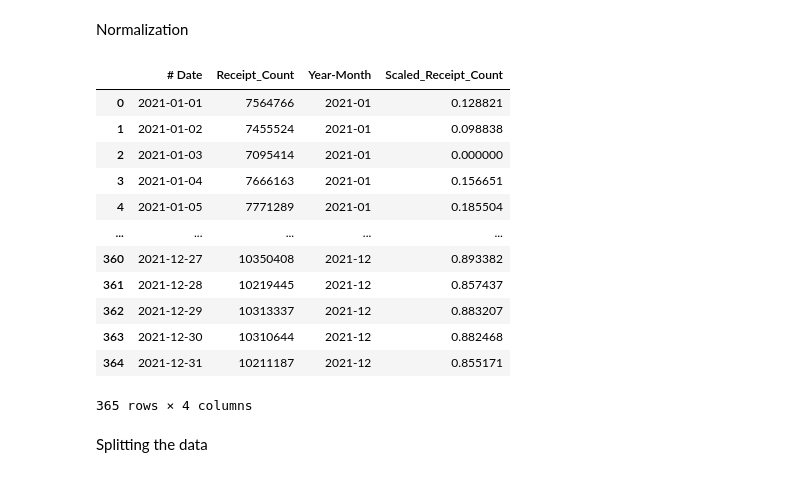
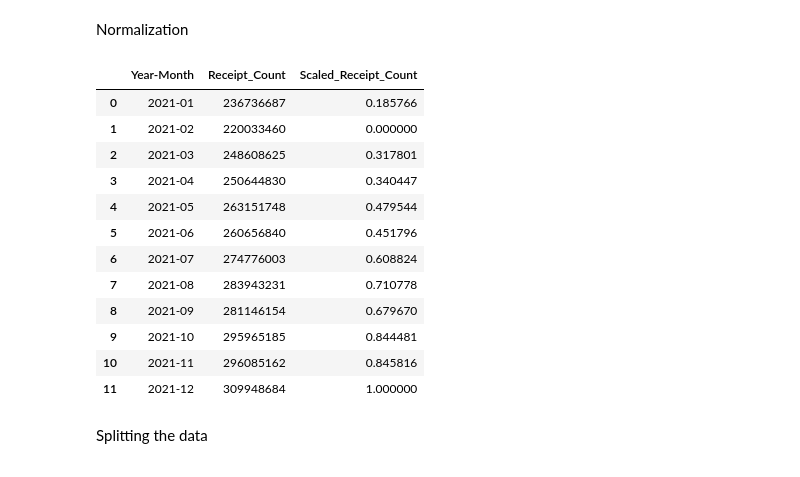
Before and after one commit to Michaelgathara/Fetch-ML, a Jupyter notebook: notebooks/training.ipynb, the cells around one changed output. Drawn from its saved outputs; the diff is of its cells as text; code cells hidden in the pictures.

```diff
--- a/notebooks/training.ipynb
+++ b/notebooks/training.ipynb
@@ -73,31 +98,59 @@ plt.show()
 [figure]
 # %% [markdown]
 Normalization
-# %%
-
-scaler = MinMaxScaler(feature_range=(0, 1))
-
-receipt_count = data['Receipt_Count'].values.reshape(-1, 1)
-
-scaled_receipt_count = scaler.fit_transform(receipt_count)
-
-data['Scaled_Receipt_Count'] = scaled_receipt_count
-
-data
-# %% [output]
-|  | # Date | Receipt_Count | Year-Month | Scaled_Receipt_Count |
-| 0 | 2021-01-01 | 7564766 | 2021-01 | 0.128821 |
-| 1 | 2021-01-02 | 7455524 | 2021-01 | 0.098838 |
-| 2 | 2021-01-03 | 7095414 | 2021-01 | 0.000000 |
-| 3 | 2021-01-04 | 7666163 | 2021-01 | 0.156651 |
-| 4 | 2021-01-05 | 7771289 | 2021-01 | 0.185504 |
-| ... | ... | ... | ... | ... |
-| 360 | 2021-12-27 | 10350408 | 2021-12 | 0.893382 |
-| 361 | 2021-12-28 | 10219445 | 2021-12 | 0.857437 |
-| 362 | 2021-12-29 | 10313337 | 2021-12 | 0.883207 |
-| 363 | 2021-12-30 | 10310644 | 2021-12 | 0.882468 |
-| 364 | 2021-12-31 | 10211187 | 2021-12 | 0.855171 |
-365 rows × 4 columns
+# %%
+"""
+This script performs data normalization on the 'Receipt_Count' column of the daily receipt data.
+
+Normalization is achieved using the MinMaxScaler from scikit-learn, which scales the data to a specified range, in this case, between 0 and 1.
+
+Steps:
+1. Initialize the MinMaxScaler with the feature range of 0 to 1.
+2. Extract the 'Receipt_Count' values from the DataFrame and reshape it into a 2D array.
+3. Fit and transform the 'Receipt_Count' values using the initialized scaler.
+4. Add the scaled values back to the DataFrame in a new column called 'Scaled_Receipt_Count'.
+
+Variables:
+- scaler: An instance of MinMaxScaler initialized with feature range 0 to 1.
+- receipt_count: A 2D array containing the 'Receipt_Count' values from the DataFrame.
+- scaled_receipt_count: A 2D array containing the scaled 'Receipt_Count' values.
+- data: The original DataFrame, now updated with a new column 'Scaled_Receipt_Count' that contains the normalized values.
+
+Example:
+--------
+If the original 'Receipt_Count' is:
+    Receipt_Count
+    1000
+    2000
+    3000
+
+The resulting 'Scaled_Receipt_Count' would be:
+    Scaled_Receipt_Count
+    0.0
+    0.5
+    1.0
+"""
+scaler = MinMaxScaler(feature_range=(0, 1))
+receipt_count = data['Receipt_Count'].values.reshape(-1, 1)
+
+scaled_receipt_count = scaler.fit_transform(receipt_count)
+data['Scaled_Receipt_Count'] = scaled_receipt_count
+
+data
+# %% [output]
+|  | Year-Month | Receipt_Count | Scaled_Receipt_Count |
+| 0 | 2021-01 | 236736687 | 0.185766 |
+| 1 | 2021-02 | 220033460 | 0.000000 |
+| 2 | 2021-03 | 248608625 | 0.317801 |
+| 3 | 2021-04 | 250644830 | 0.340447 |
+| 4 | 2021-05 | 263151748 | 0.479544 |
+| 5 | 2021-06 | 260656840 | 0.451796 |
+| 6 | 2021-07 | 274776003 | 0.608824 |
+| 7 | 2021-08 | 283943231 | 0.710778 |
+| 8 | 2021-09 | 281146154 | 0.679670 |
+| 9 | 2021-10 | 295965185 | 0.844481 |
+| 10 | 2021-11 | 296085162 | 0.845816 |
+| 11 | 2021-12 | 309948684 | 1.000000 |
 # %% [markdown]
 Splitting the data
 # %%
```
Also changed, not shown: parts of 11 cells of this notebook, 3 other files.
